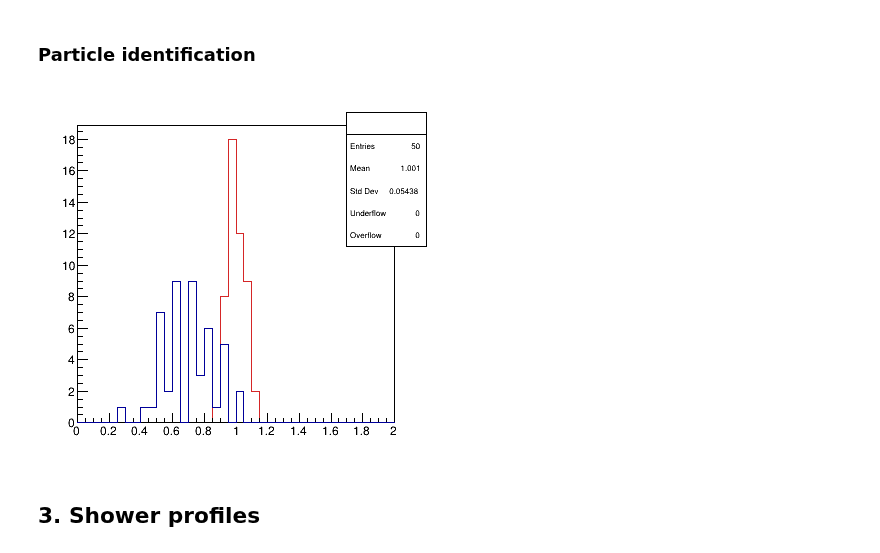
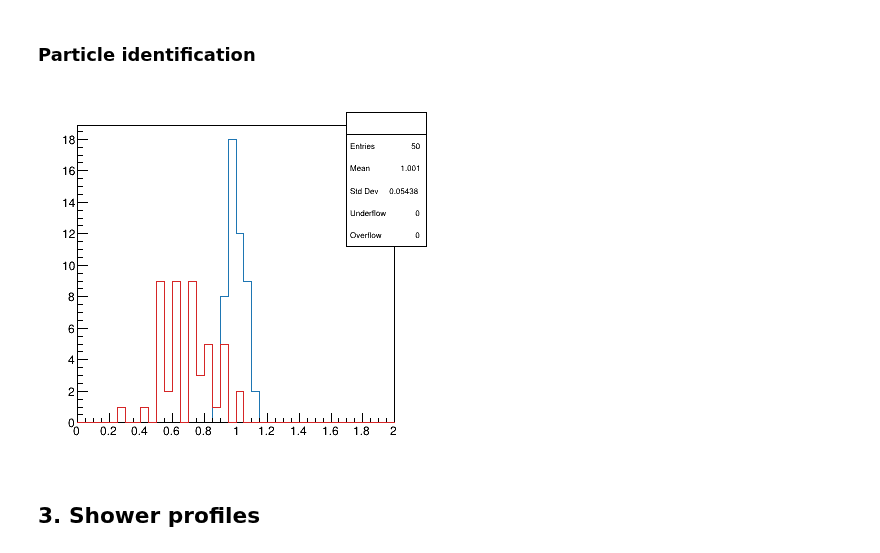
Before and after one commit to mollyhjorthjensen/DREAM, a Jupyter notebook: Analysis/validation.ipynb, the cells around one changed output. Cells and saved outputs as stored; diff of their text form; code cells hidden in the pictures.

```diff
--- a/Analysis/validation.ipynb
+++ b/Analysis/validation.ipynb
@@ -31,7 +31,7 @@ def modifiedZscore(rdf, col, D=3.5):
 # %%
 # create rdataframe
 treeName = "B4"
-path = "/groups/hep/mojen/repositories/DREAM/Run/shower_validation"
+path = "/groups/hep/mojen/repositories/DREAM/Run/hepmc_validation"
 fileName = os.path.join(path, "B4.root")
 rdf = ROOT.ROOT.RDataFrame(treeName, os.path.join(path, fileName))
 # define new columns
@@ -451,15 +451,15 @@ c4.Print("final.png")
 # %%
 c6 = ROOT.TCanvas("c6", "c6", 400, 400)
 model = ("","", 40, 0., 2)
 h6_e = rdf_energy_e.Histo1D(model, "CoverS")
 h6_pi = rdf_energy_pi.Histo1D(model, "CoverS")
 h6_e.SetLineColor(palette['blue'].GetNumber())
-h6_e.SetLineColor(palette['red'].GetNumber())
+h6_pi.SetLineColor(palette['red'].GetNumber())
 h6_e.Draw()
 h6_pi.Draw("same")
 c6.Draw()
 # %% [output]
-[figure, old version]
+[figure, new version]
 # %% [markdown]
 ## 3. Shower profiles
 # %% [markdown]
```
Also changed, not shown: parts of 10 cells of this notebook.
